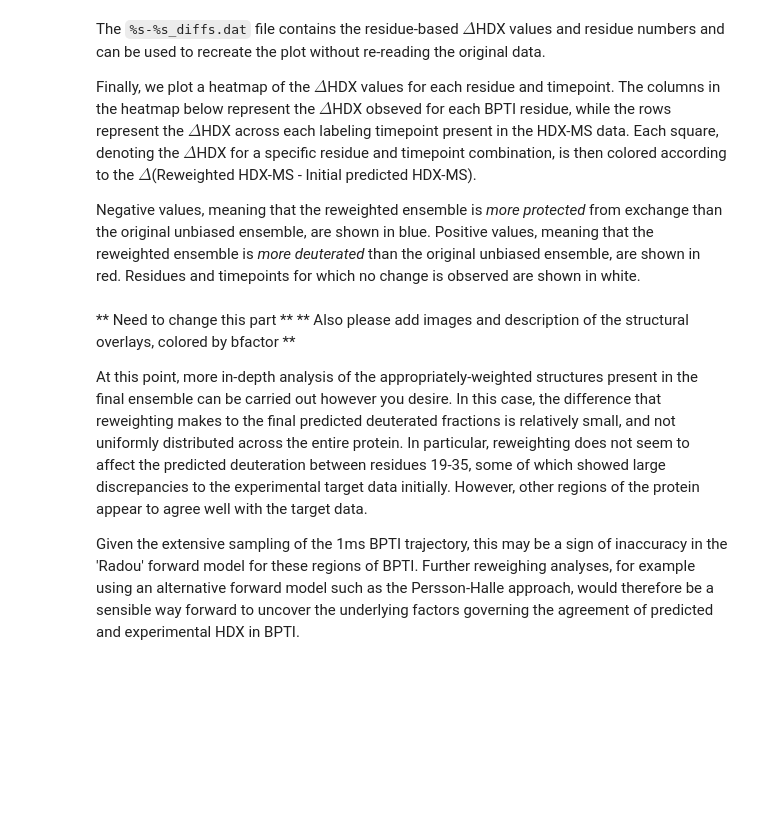
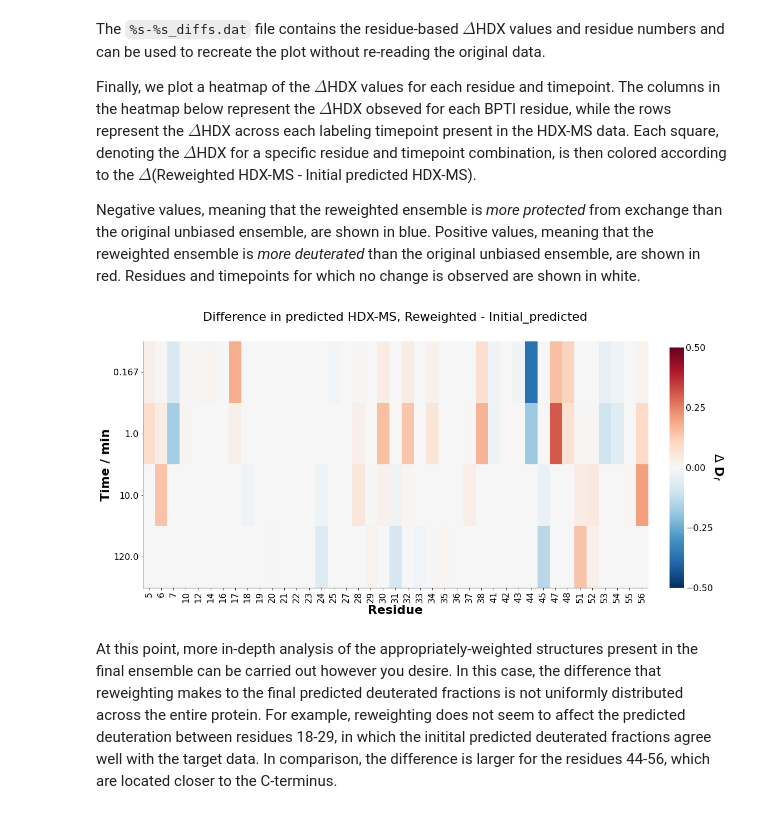
Before and after one commit to Lucy-Forrest-Lab/HDXer, a Jupyter notebook: tutorials/notebooks/05_heatmap.ipynb, the cells around one changed output. Saved outputs shown, nothing was run; the diff lists cells and outputs as text; code cells hidden in the pictures; blank space fills up the shorter version.

```diff
--- a/tutorials/notebooks/05_heatmap.ipynb
+++ b/tutorials/notebooks/05_heatmap.ipynb
@@ -60,40 +61,35 @@ Finally, we plot a heatmap of the $\Delta$HDX values for each residue and timepo
 
 Negative values, meaning that the reweighted ensemble is *more protected* from exchange than the original unbiased ensemble, are shown in blue. Positive values, meaning that the reweighted ensemble is *more deuterated* than the original unbiased ensemble, are shown in red. Residues and timepoints for which no change is observed are shown in white.
 # %%
-results1 = np.loadtxt("%s-%s_diffs.dat" % labels, dtype=[('res', np.int32, (1,))], usecols=(0,))
-diffs = np.loadtxt("%s-%s_diffs.dat" % labels, usecols=(1,2,3,4))
+reslist = np.loadtxt(os.path.expandvars('$HDXER_PATH/tutorials/BPTI/BPTI_reweighting/%s-%s_diffs.dat') % labels, dtype=[('res', np.int32, (1,))], usecols=(0,))
+diffs = np.loadtxt(os.path.expandvars('$HDXER_PATH/tutorials/BPTI/BPTI_reweighting/%s-%s_diffs.dat') % labels, usecols=(1,2,3,4))
 
-xs = results1['res'].flatten()
+xs = reslist['res'].flatten()
 
 # Make heatmap. Any changes > +/- 0.5 will be displayed in full color
 fig, axs = plt.subplots(1,1, figsize=(18, 12))
 
 img = axs.imshow(diffs.T, cmap='RdBu_r', aspect=5.0, vmin=-0.5, vmax=0.5, interpolation='none')
 axs.set_anchor('S')
 axs.set_xticks(range(len(xs)))
 axs.set_xticklabels(xs, rotation=90)
+axs.set_xlabel("Residue", y=2)
 axs.set_yticks(list(range(len(times))))
 axs.set_yticklabels(times)
 axs.set_ylabel("Time / min")
-axs.set_title("Difference in predicted HDX-MS, %s - %s" % labels, y=1.12)
-#axs[0].set_xlabel("Residue")
+axs.set_title("Difference in predicted HDX-MS, %s - %s" % labels, y=1.07)
 
 # Set size & location of colorbar
 fig.subplots_adjust(bottom=0.1, top=0.75, left=0.1, right=0.8,
                     wspace=0.02, hspace=0.16)
 cb_ax = fig.add_axes([0.83, 0.1, 0.02, 0.50])
 
-
 cbar = fig.colorbar(img, cax=cb_ax, ticks=np.arange(-0.5,0.75,0.25))
 cbar.ax.set_ylabel(r"$\Delta$ D$_f$", rotation=270., labelpad=20)
 cbar.ax.tick_params(axis='both', which='both',length=0)
 cbar.outline.remove()
-plt.savefig('BPTI_heatmap.pdf', bbox_inches='tight')
+plt.savefig('BPTI_heatmap.png', bbox_inches='tight')
+# %% [output]
+[figure, added]
 # %% [markdown]
-** Need to change this part **
-** Also please add images and description of the structural overlays, colored by bfactor **
-
-
-At this point, more in-depth analysis of the appropriately-weighted structures present in the final ensemble can be carried out however you desire. In this case, the difference that reweighting makes to the final predicted deuterated fractions is relatively small, and not uniformly distributed across the entire protein. In particular, reweighting does not seem to affect the predicted deuteration between residues 19-35, some of which showed large discrepancies to the experimental target data initially. However, other regions of the protein appear to agree well with the target data.
-
-Given the extensive sampling of the 1ms BPTI trajectory, this may be a sign of inaccuracy in the 'Radou' forward model for these regions of BPTI. Further reweighing analyses, for example using an alternative forward model such as the Persson-Halle approach, would therefore be a sensible way forward to uncover the underlying factors governing the agreement of predicted and experimental HDX in BPTI.
+At this point, more in-depth analysis of the appropriately-weighted structures present in the final ensemble can be carried out however you desire. In this case, the difference that reweighting makes to the final predicted deuterated fractions is not uniformly distributed across the entire protein. For example, reweighting does not seem to affect the predicted deuteration between residues 18-29, in which the initital predicted deuterated fractions agree well with the target data. In comparison, the difference is larger for the residues 44-56, which are located closer to the C-terminus.
```
Also changed, not shown: parts of 6 cells of this notebook, 18 other files.
